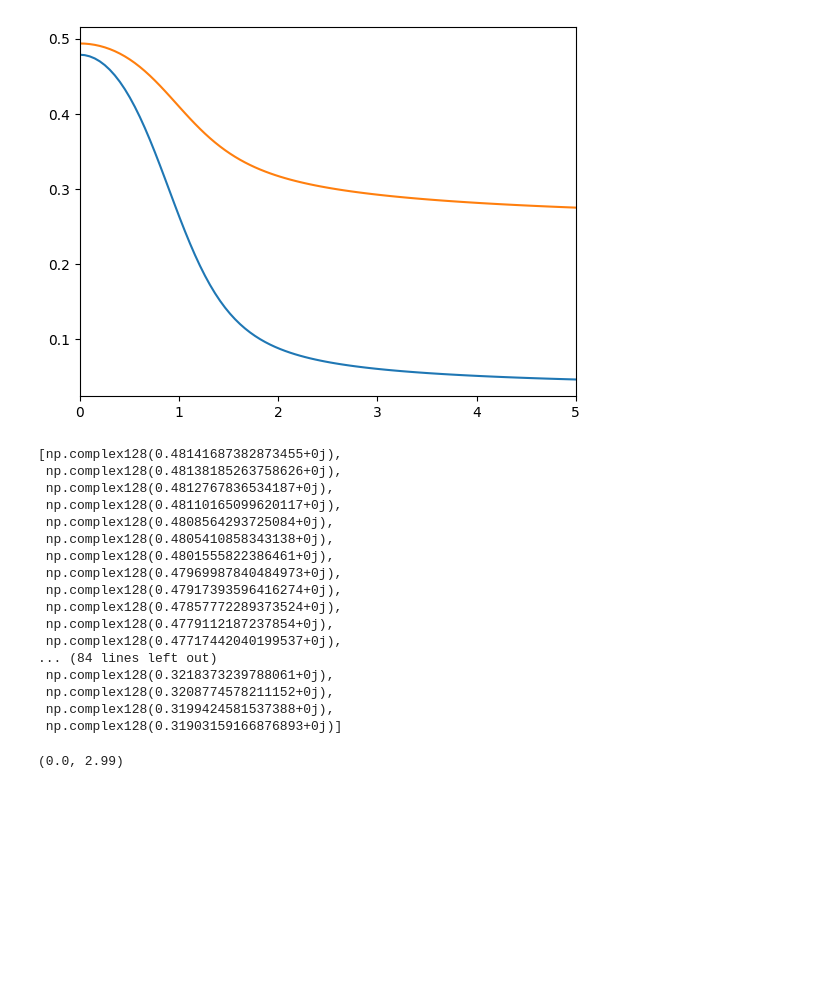
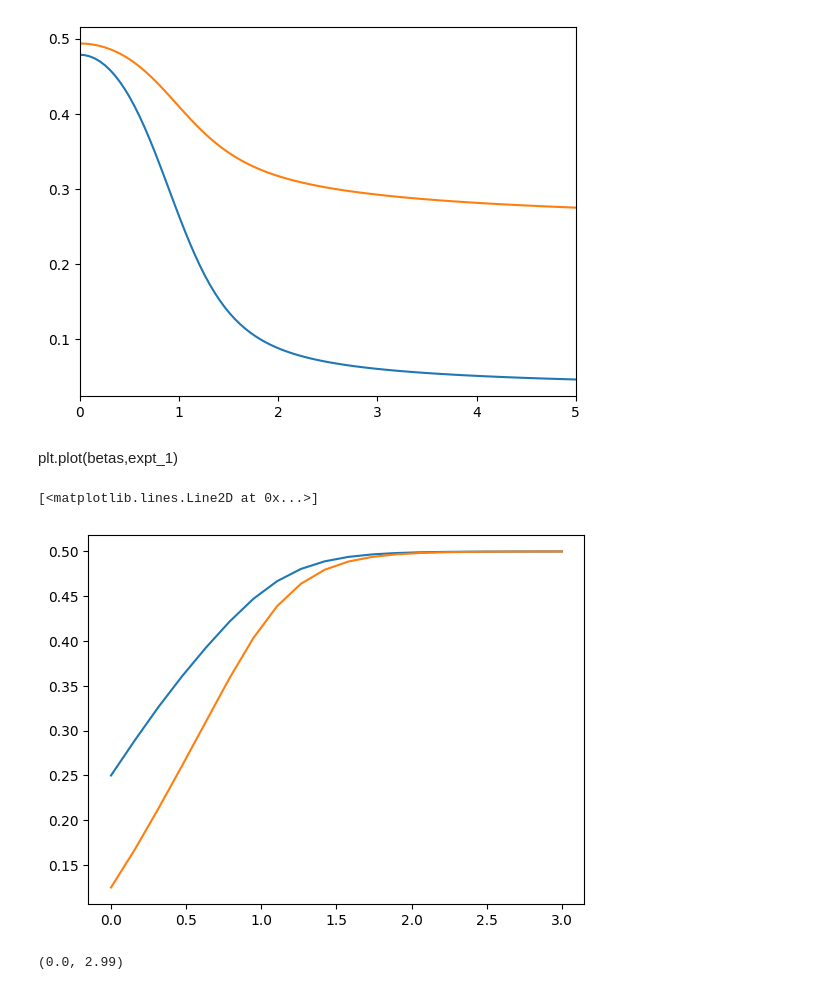
Before and after one commit to KristianMunnikhuis/subsystem_loschmidt_echo, a Jupyter notebook: scripts/mutual_info/exact_diag/gibbs_ED.ipynb, the cells around one changed output. Drawn from its saved outputs; the diff is of its cells as text; code cells hidden in the pictures; blank space fills up the shorter version.

```diff
--- a/scripts/mutual_info/exact_diag/gibbs_ED.ipynb
+++ b/scripts/mutual_info/exact_diag/gibbs_ED.ipynb
@@ -75,7 +75,7 @@ def fin_string(ns,s): #ns = length of string s = operator
 ###### Model parameters
 
 #Length of chain
-L = 10
+L = 8
 #X fields
 J1 = 1 #NN term
 J2 = 0 #NNN Term
@@ -351,25 +353,7 @@ plt.xlim(h_i[0],h_i[-1])
 (0.0, 5.0)
 [figure]
 # %%
-data[4]
+betas = np.linspace(0,3,20)
-# %% [output]
-[np.complex128(0.48141687382873455+0j),
- np.complex128(0.48138185263758626+0j),
- np.complex128(0.4812767836534187+0j),
- np.complex128(0.48110165099620117+0j),
- np.complex128(0.4808564293725084+0j),
- np.complex128(0.4805410858343138+0j),
- np.complex128(0.4801555822386461+0j),
- np.complex128(0.47969987840484973+0j),
- np.complex128(0.47917393596416274+0j),
- np.complex128(0.47857772289373524+0j),
- np.complex128(0.4779112187237854+0j),
- np.complex128(0.47717442040199537+0j),
-... (84 lines left out)
- np.complex128(0.3218373239788061+0j),
- np.complex128(0.3208774578211152+0j),
- np.complex128(0.3199424581537388+0j),
- np.complex128(0.31903159166876893+0j)]
 # %%
 def thermal_averages(Op, Es, Vs, betas):
     Es = np.array(Es)  # shape (D,)
@@ -439,3 +423,11 @@ for i in range(len(h_i)):
+# %% [markdown]
+plt.plot(betas,expt_1)
+# %%
+plt.plot(betas,expt_2[0])
+plt.plot(betas,expt_3[0])
+# %% [output]
+[<matplotlib.lines.Line2D at 0x...>]
+[figure, added]
 # %%
 i =0
 plt.plot(betas,mutinfo_1[i],label= "l = 1")
```
Also changed, not shown: parts of 3 cells of this notebook, 2 other files.
